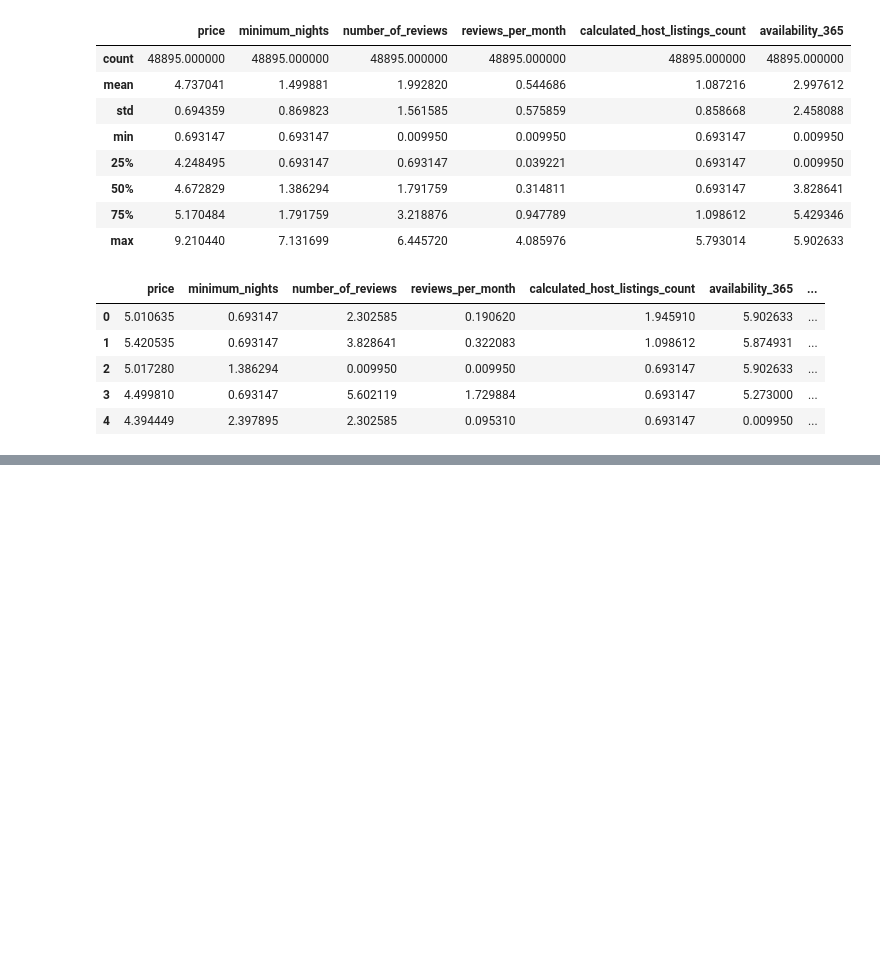
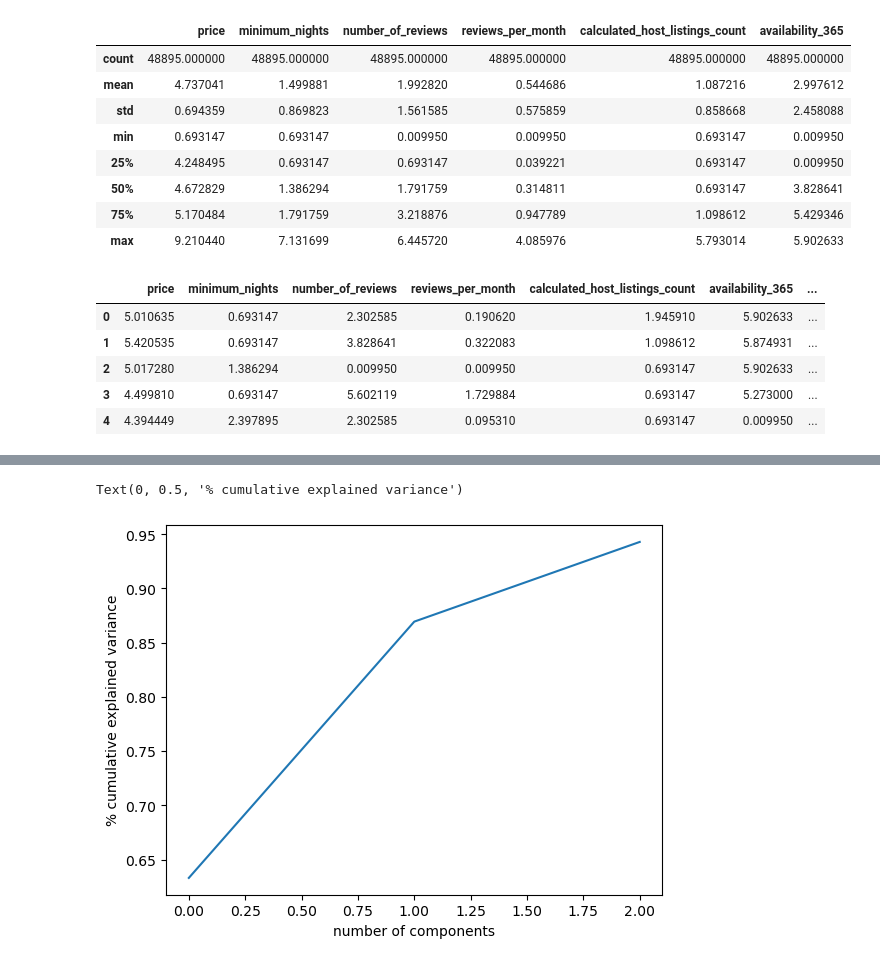
Before and after one commit to pokwir/Lighthouse-data-notes, a Jupyter notebook: Unit_5/Day_5/unsupervised-learning-/LDA Tutorial.ipynb, the cells around one changed output, grey strips where cells are left out. Drawn from its saved outputs; the diff is of its cells as text; code cells hidden in the pictures; blank space fills up the shorter version.

```diff
--- a/Unit_5/Day_5/unsupervised-learning-/LDA Tutorial.ipynb
+++ b/Unit_5/Day_5/unsupervised-learning-/LDA Tutorial.ipynb
@@ -188,0 +222,15 @@ ValueError: Unknown label type: (array([5.01063529, 5.420535  , 5.01727984, ...,
+# %%
+# PCA with 3 components
+pca = PCA(n_components=3)
+pca.fit(X)
+
+# transformed data into lower dimension space
+X_pca = pca.transform(X)
+# %%
+cum_explained_variance = np.cumsum(pca.explained_variance_ratio_)
+plt.plot(cum_explained_variance)
+plt.xlabel('number of components')
+plt.ylabel('% cumulative explained variance')
+# %% [output]
+Text(0, 0.5, '% cumulative explained variance')
+[figure, added]
```
Also changed, not shown: parts of 24 cells of this notebook, 3 other files.
